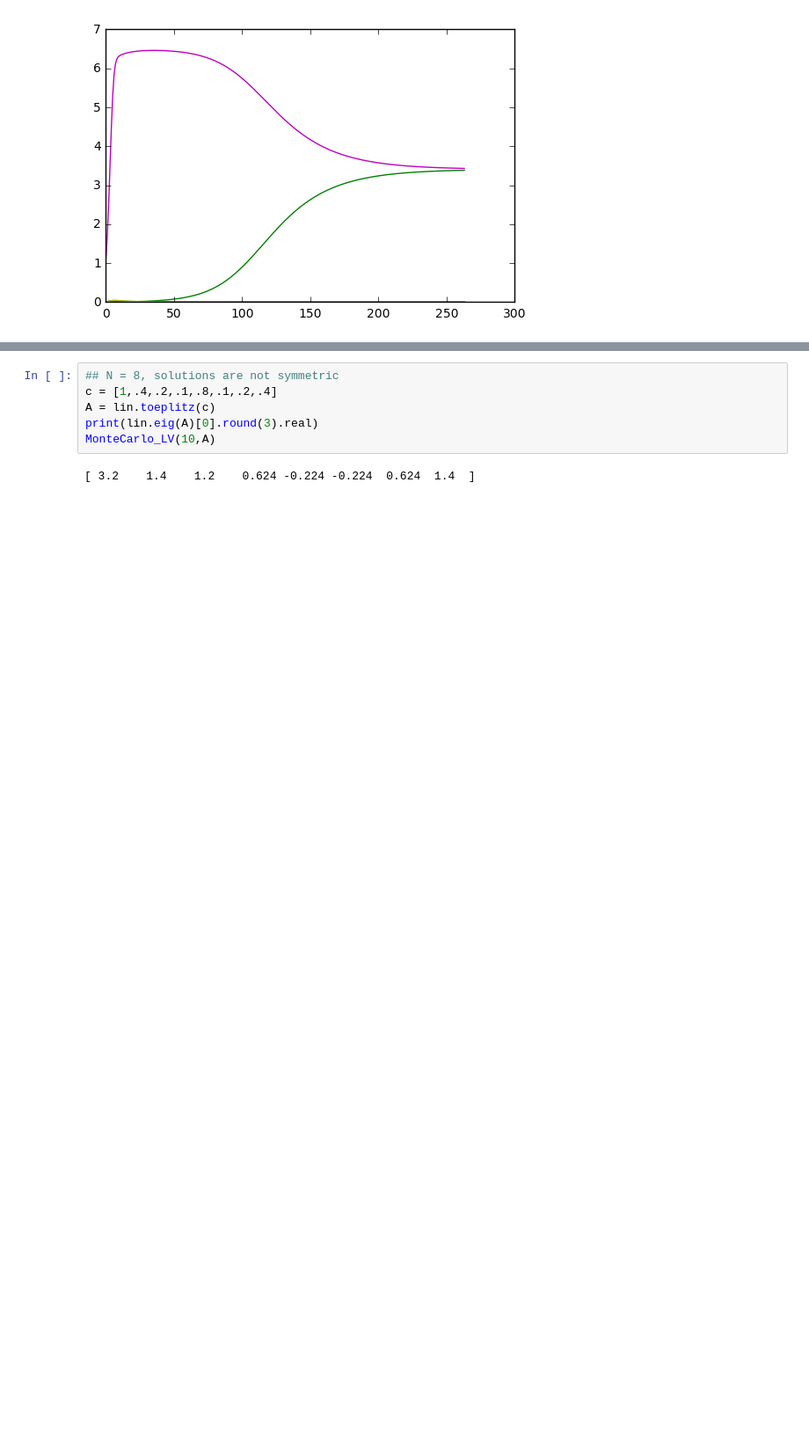
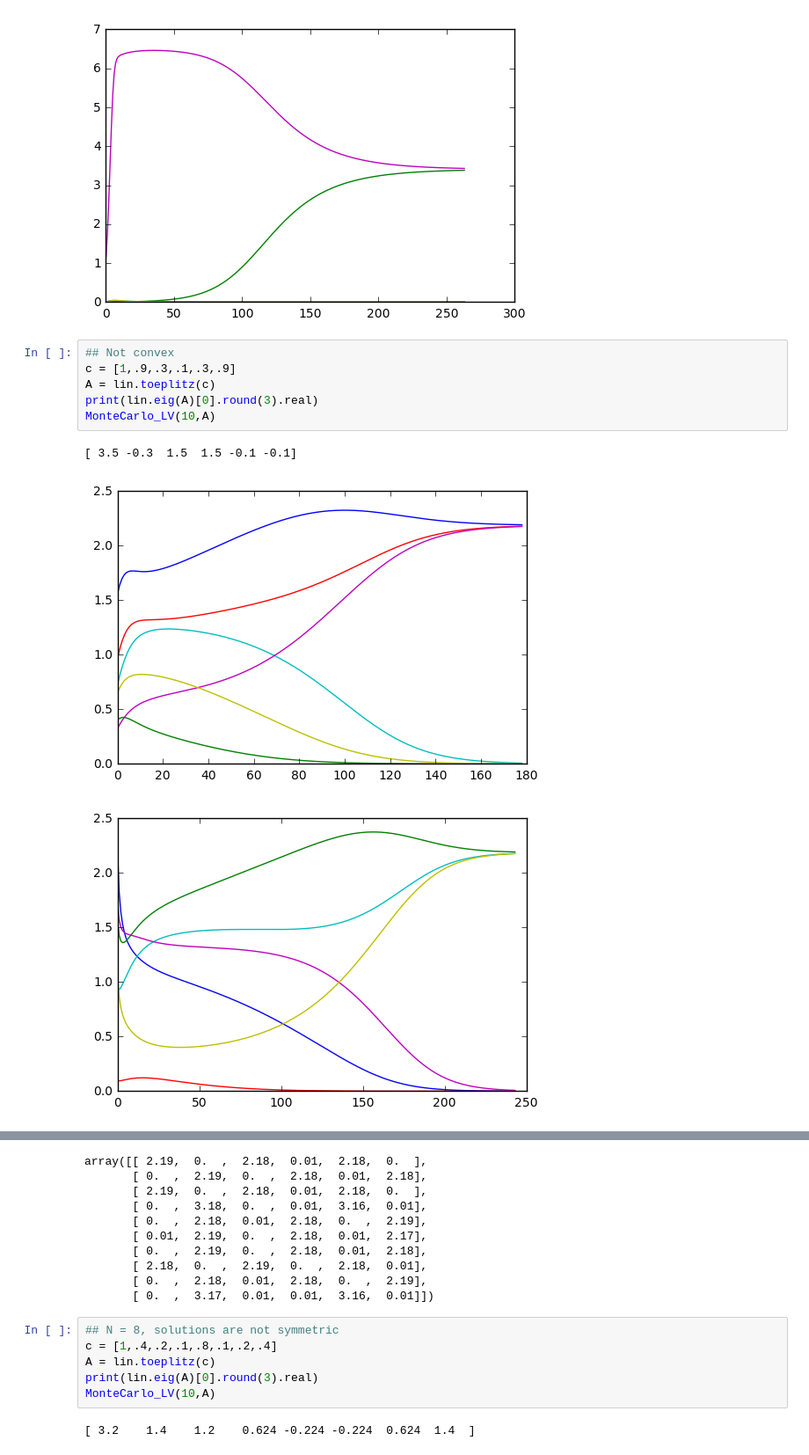
Before and after one commit to mlivesa2/compLV_ring, a Jupyter notebook: Comp_LV_Ring.ipynb, the cells around one changed output, grey strips where cells are left out. Shown at 88% size. Drawn from its saved outputs; the diff is of its cells as text; blank space fills up the shorter version.

```diff
--- a/Comp_LV_Ring.ipynb
+++ b/Comp_LV_Ring.ipynb
@@ -83,3 +83,13 @@ plt.show()
 [figure]
 [figure]
 [figure]
+# %%
+## Not convex
+c = [1,.9,.3,.1,.3,.9]
+A = lin.toeplitz(c)
+print(lin.eig(A)[0].round(3).real)
+MonteCarlo_LV(10,A)
+# %% [output]
+[ 3.5 -0.3  1.5  1.5 -0.1 -0.1]
+[figure, added]
+[figure, added]
@@ -86,3 +104,13 @@ plt.show()
+array([[ 2.19,  0.  ,  2.18,  0.01,  2.18,  0.  ],
+       [ 0.  ,  2.19,  0.  ,  2.18,  0.01,  2.18],
+       [ 2.19,  0.  ,  2.18,  0.01,  2.18,  0.  ],
+       [ 0.  ,  3.18,  0.  ,  0.01,  3.16,  0.01],
+       [ 0.  ,  2.18,  0.01,  2.18,  0.  ,  2.19],
+       [ 0.01,  2.19,  0.  ,  2.18,  0.01,  2.17],
+       [ 0.  ,  2.19,  0.  ,  2.18,  0.01,  2.18],
+       [ 2.18,  0.  ,  2.19,  0.  ,  2.18,  0.01],
+       [ 0.  ,  2.18,  0.01,  2.18,  0.  ,  2.19],
+       [ 0.  ,  3.17,  0.01,  0.01,  3.16,  0.01]])
 # %%
 ## N = 8, solutions are not symmetric
 c = [1,.4,.2,.1,.8,.1,.2,.4]
```
Also changed, not shown: parts of 1 cell of this notebook.
